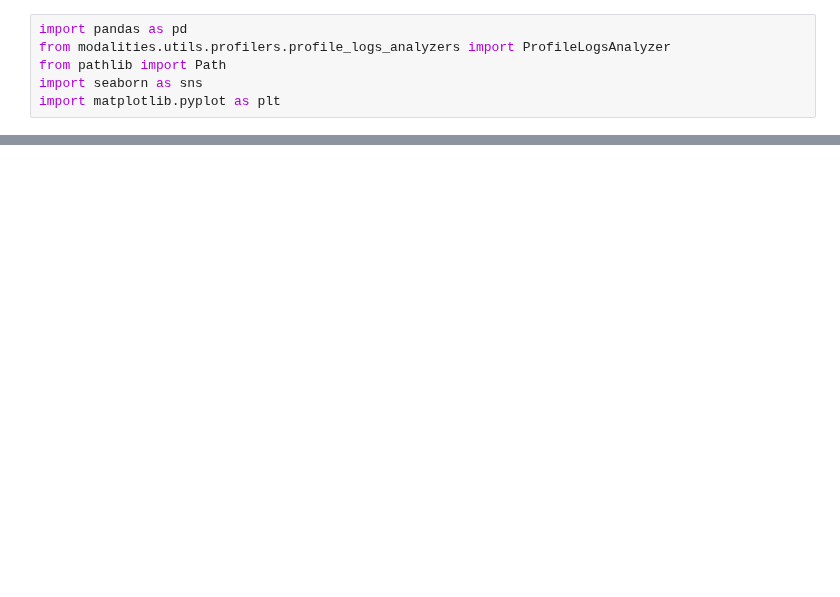
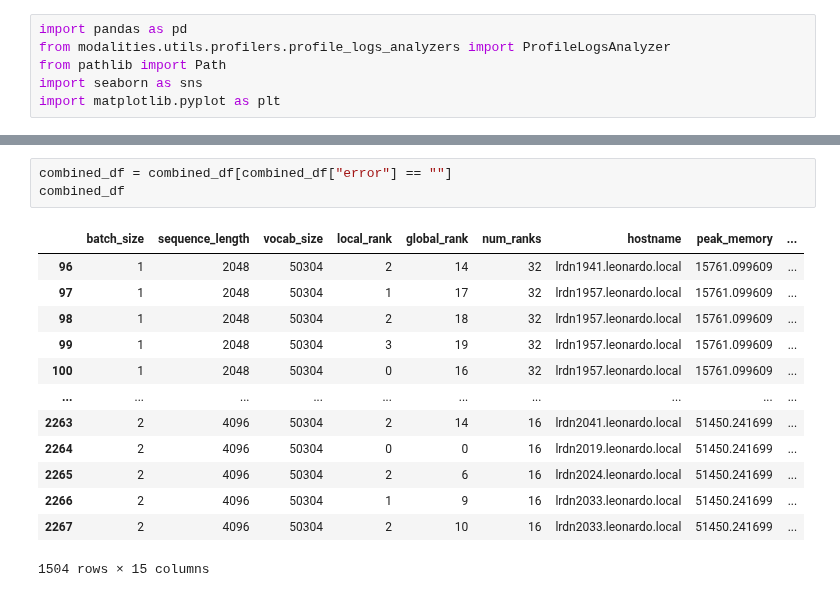
Before and after one commit to CYHSM/modalities, a Jupyter notebook: tutorials/scaling_up/scaling_up_analysis.ipynb, the cells around one changed output, grey strips where cells are left out. Drawn from its saved outputs; the diff is of its cells as text; blank space fills up the shorter version.

```diff
--- a/tutorials/scaling_up/scaling_up_analysis.ipynb
+++ b/tutorials/scaling_up/scaling_up_analysis.ipynb
@@ -29,0 +47,17 @@ df.head()
+# %%
+combined_df = combined_df[combined_df["error"] == ""]
+combined_df
+# %% [output]
+|  | batch_size | sequence_length | vocab_size | local_rank | global_rank | num_ranks | hostname | peak_memory | ... |
+| 96 | 1 | 2048 | 50304 | 2 | 14 | 32 | lrdn1941.leonardo.local | 15761.099609 | ... |
+| 97 | 1 | 2048 | 50304 | 1 | 17 | 32 | lrdn1957.leonardo.local | 15761.099609 | ... |
+| 98 | 1 | 2048 | 50304 | 2 | 18 | 32 | lrdn1957.leonardo.local | 15761.099609 | ... |
+| 99 | 1 | 2048 | 50304 | 3 | 19 | 32 | lrdn1957.leonardo.local | 15761.099609 | ... |
+| 100 | 1 | 2048 | 50304 | 0 | 16 | 32 | lrdn1957.leonardo.local | 15761.099609 | ... |
+| ... | ... | ... | ... | ... | ... | ... | ... | ... | ... |
+| 2263 | 2 | 4096 | 50304 | 2 | 14 | 16 | lrdn2041.leonardo.local | 51450.241699 | ... |
+| 2264 | 2 | 4096 | 50304 | 0 | 0 | 16 | lrdn2019.leonardo.local | 51450.241699 | ... |
+| 2265 | 2 | 4096 | 50304 | 2 | 6 | 16 | lrdn2024.leonardo.local | 51450.241699 | ... |
+| 2266 | 2 | 4096 | 50304 | 1 | 9 | 16 | lrdn2033.leonardo.local | 51450.241699 | ... |
+| 2267 | 2 | 4096 | 50304 | 2 | 10 | 16 | lrdn2033.leonardo.local | 51450.241699 | ... |
+1504 rows × 15 columns
```
Also changed, not shown: parts of 10 cells of this notebook.
